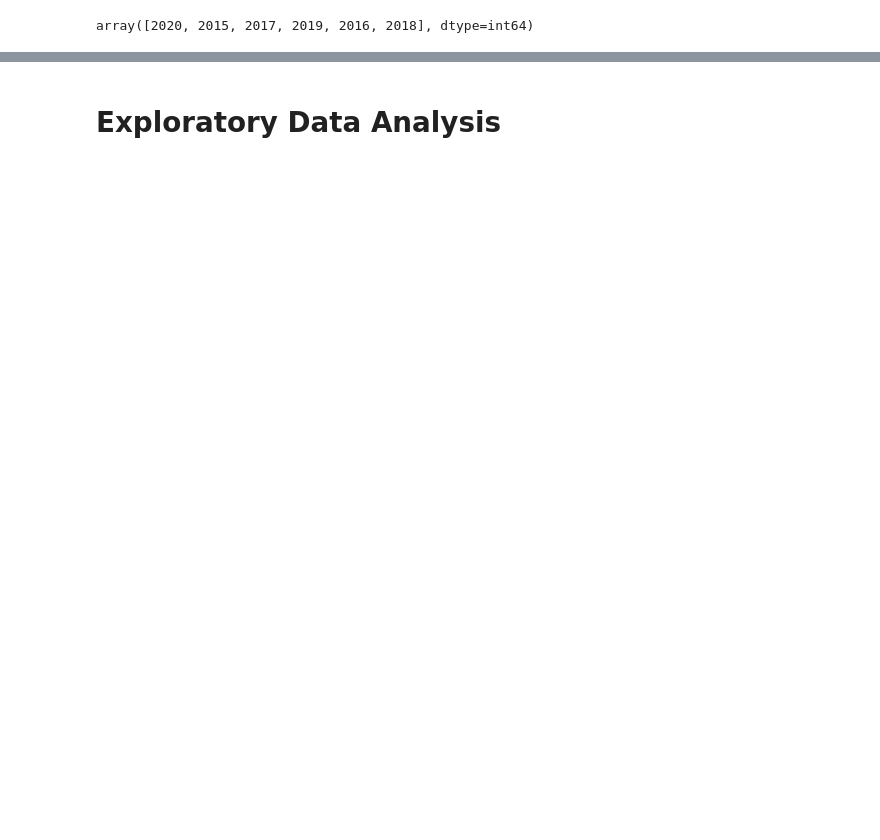
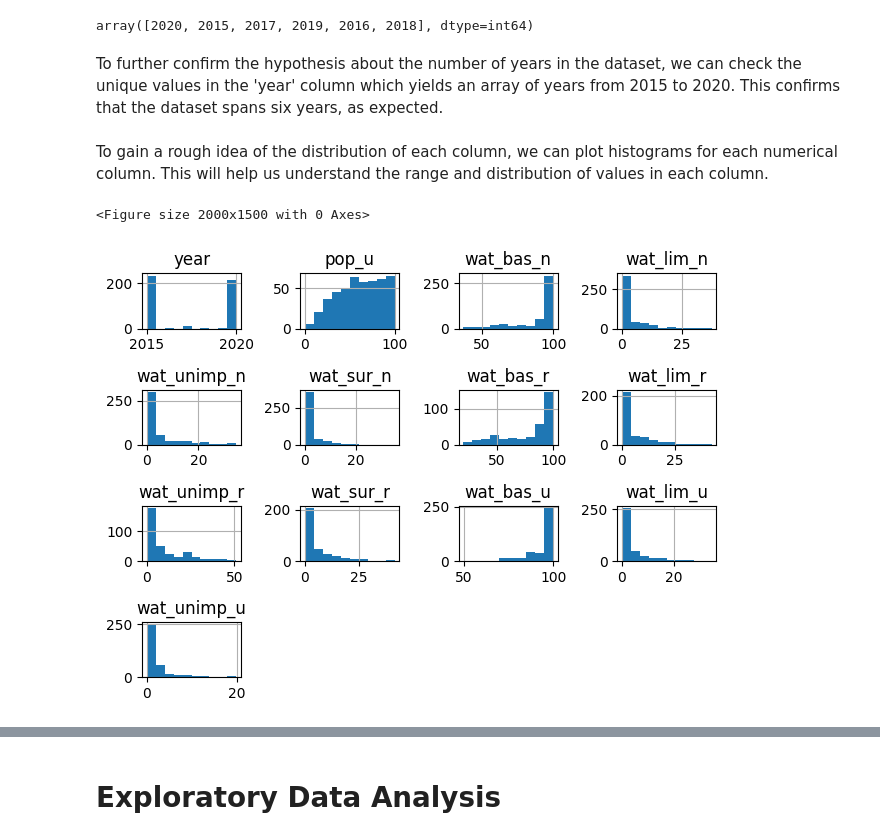
Before and after one commit to e-c-centric/MachineLearning, a Jupyter notebook: Final_Group/Group 4_Final_Assessment.ipynb, the cells around one changed output, grey strips where cells are left out. Saved outputs shown, nothing was run; the diff lists cells and outputs as text; code cells hidden in the pictures; blank space fills up the shorter version.

```diff
--- a/Final_Group/Group 4_Final_Assessment.ipynb
+++ b/Final_Group/Group 4_Final_Assessment.ipynb
@@ -135,3 +143,18 @@ data.describe()
 data.year.unique()
 # %% [output]
 array([2020, 2015, 2017, 2019, 2016, 2018], dtype=int64)
+# %% [markdown]
+To further confirm the hypothesis about the number of years in the dataset, we can check the unique values in the 'year' column which yields an array of years from 2015 to 2020. This confirms that the dataset spans six years, as expected.
+# %% [markdown]
+To gain a rough idea of the distribution of each column, we can plot histograms for each numerical column. This will help us understand the range and distribution of values in each column.
+# %%
+import matplotlib.pyplot as plt
+plt.figure(figsize=(20, 15))
+
+data.hist()
+
+plt.tight_layout()
+plt.show()
+# %% [output]
+<Figure size 2000x1500 with 0 Axes>
+[figure, added]
```
Also changed, not shown: parts of 55 cells of this notebook.
